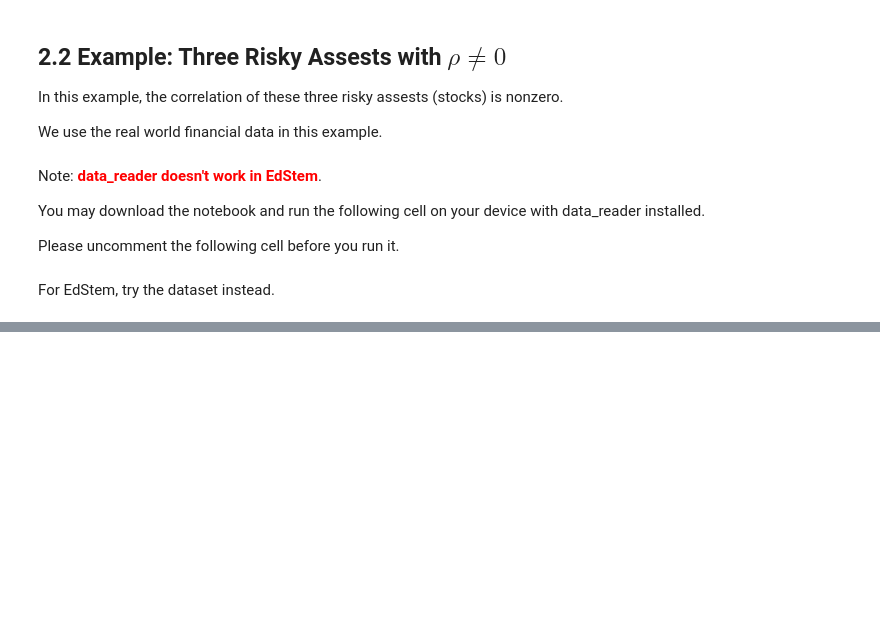
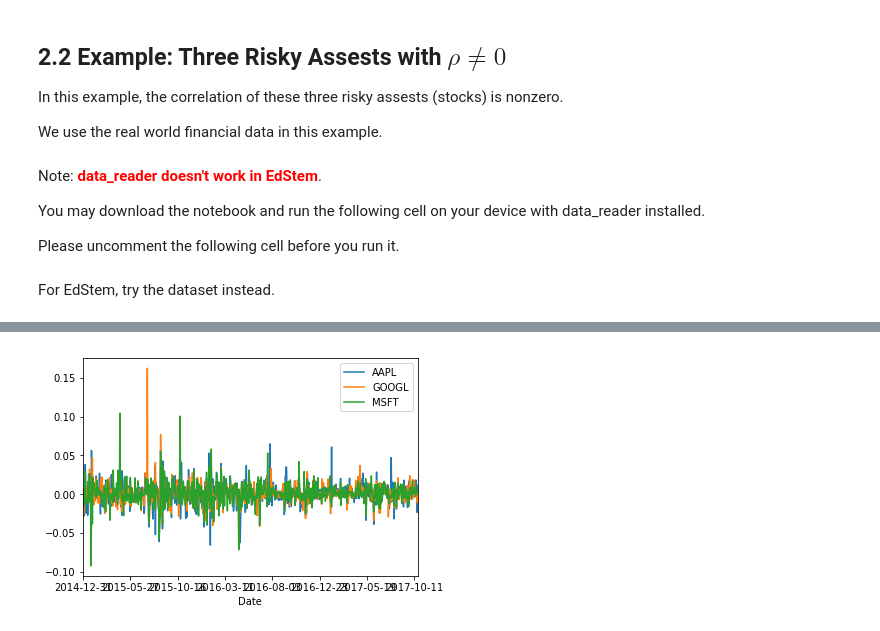
Before and after one commit to KieronMeagher/FinEcon, a Jupyter notebook: Risk and Monte Carlo Method.ipynb, the cells around one changed output, grey strips where cells are left out. Drawn from its saved outputs; the diff is of its cells as text; code cells hidden in the pictures; blank space fills up the shorter version.

```diff
--- a/Risk and Monte Carlo Method.ipynb
+++ b/Risk and Monte Carlo Method.ipynb
@@ -502,6 +510,11 @@ returns = data.pct_change()
 # calculate mean daily return and covariance of daily returns
 mean_daily_returns = returns.mean()
 cov_matrix = returns.cov()
+# %%
+returns.plot()
+plt.show()
+# %% [output]
+[figure, added]
 # %%
 mean_daily_returns
 # %% [output]
```
Also changed, not shown: parts of 22 cells of this notebook.
